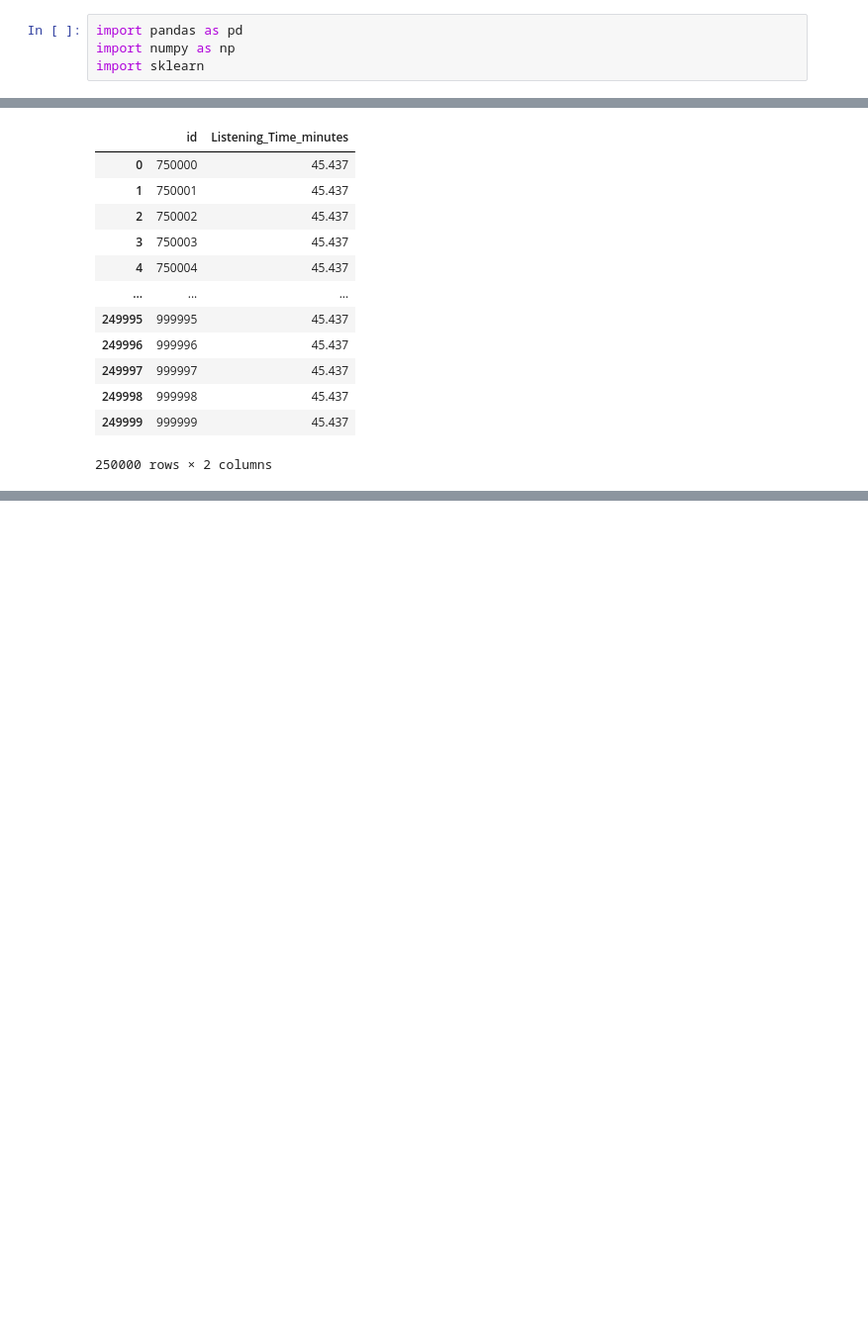
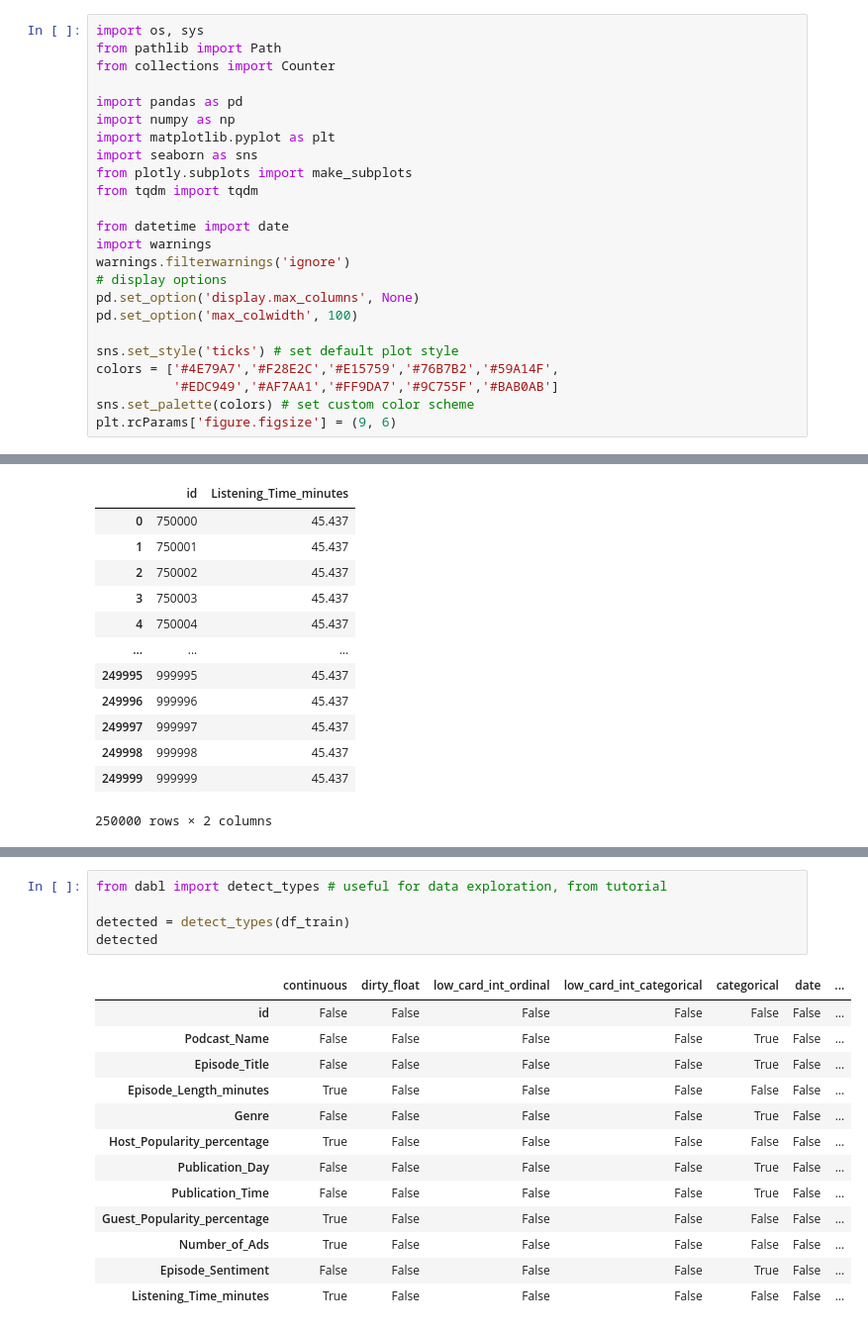
Before and after one commit to Kaylafei1119/kayla_project, a Jupyter notebook: Podcast_Listening_Time/Podcast_Tables.ipynb, the cells around one changed output, grey strips where cells are left out. Shown: that part at 99% size. Saved outputs shown, nothing was run; the diff lists cells and outputs as text; blank space fills up the shorter version.

```diff
--- a/Podcast_Listening_Time/Podcast_Tables.ipynb
+++ b/Podcast_Listening_Time/Podcast_Tables.ipynb
@@ -1,6 +1,26 @@
 # %% [markdown]
 #### Package Dependencies
 # %%
+import os, sys
+from pathlib import Path
+from collections import Counter
+
 import pandas as pd
 import numpy as np
-import sklearn
+import matplotlib.pyplot as plt
+import seaborn as sns
+from plotly.subplots import make_subplots
+from tqdm import tqdm
+
+from datetime import date
+import warnings
+warnings.filterwarnings('ignore')
+# display options
+pd.set_option('display.max_columns', None)
+pd.set_option('max_colwidth', 100)
+
+sns.set_style('ticks') # set default plot style
+colors = ['#4E79A7','#F28E2C','#E15759','#76B7B2','#59A14F',
+          '#EDC949','#AF7AA1','#FF9DA7','#9C755F','#BAB0AB']
+sns.set_palette(colors) # set custom color scheme
+plt.rcParams['figure.figsize'] = (9, 6)
@@ -62,0 +187,19 @@ Inspect submission table:
+# %%
+from dabl import detect_types # useful for data exploration, from tutorial
+
+detected = detect_types(df_train)
+detected
+# %% [output]
+|  | continuous | dirty_float | low_card_int_ordinal | low_card_int_categorical | categorical | date | ... |
+| id | False | False | False | False | False | False | ... |
+| Podcast_Name | False | False | False | False | True | False | ... |
+| Episode_Title | False | False | False | False | True | False | ... |
+| Episode_Length_minutes | True | False | False | False | False | False | ... |
+| Genre | False | False | False | False | True | False | ... |
+| Host_Popularity_percentage | True | False | False | False | False | False | ... |
+| Publication_Day | False | False | False | False | True | False | ... |
+| Publication_Time | False | False | False | False | True | False | ... |
+| Guest_Popularity_percentage | True | False | False | False | False | False | ... |
+| Number_of_Ads | True | False | False | False | False | False | ... |
+| Episode_Sentiment | False | False | False | False | True | False | ... |
+| Listening_Time_minutes | True | False | False | False | False | False | ... |
```
Also changed, not shown: parts of 23 cells of this notebook, 1 other file.
